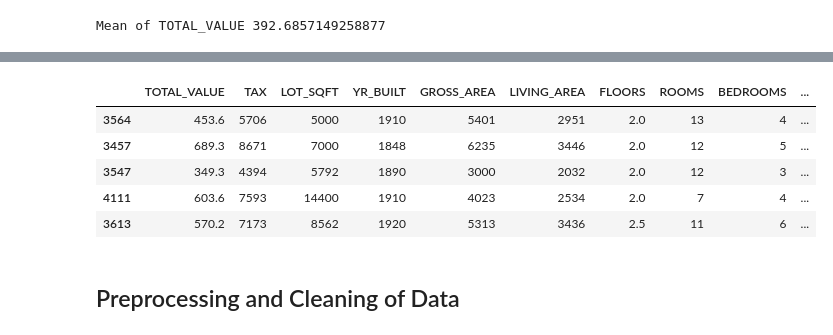
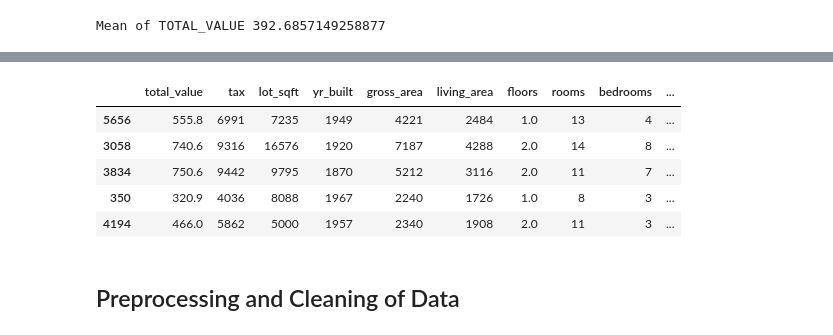
Before and after one commit to alextanhongpin/data-mining-for-business-analytics, a Jupyter notebook: 01_basic.ipynb, the cells around one changed output, grey strips where cells are left out. Saved outputs shown, nothing was run; the diff lists cells and outputs as text; code cells hidden in the pictures.

```diff
--- a/01_basic.ipynb
+++ b/01_basic.ipynb
@@ -18,5 +86,5 @@ housing_df.head()
 # %%
 # Rename columns: replace spaces with '_' to allow dot notation.
-housing_df.columns = [s.strip().replace(" ", "_") for s in housing_df.columns]
+housing_df.columns = [s.strip().replace(" ", "_").lower() for s in housing_df.columns]
 housing_df.head()
 # %% [output]
@@ -97,14 +143,15 @@ housing_df.sample(5)
 # %%
 # Oversample houses with over 10 rooms
-weights = [0.9 if rooms > 10 else 0.01 for rooms in housing_df.ROOMS]
+weights = [0.9 if rooms > 10 else 0.01 for rooms in housing_df.rooms]
+
 housing_df.sample(5, weights=weights)
 # %% [output]
-|  | TOTAL_VALUE | TAX | LOT_SQFT | YR_BUILT | GROSS_AREA | LIVING_AREA | FLOORS | ROOMS | BEDROOMS | ... |
-| 3564 | 453.6 | 5706 | 5000 | 1910 | 5401 | 2951 | 2.0 | 13 | 4 | ... |
-| 3457 | 689.3 | 8671 | 7000 | 1848 | 6235 | 3446 | 2.0 | 12 | 5 | ... |
-| 3547 | 349.3 | 4394 | 5792 | 1890 | 3000 | 2032 | 2.0 | 12 | 3 | ... |
-| 4111 | 603.6 | 7593 | 14400 | 1910 | 4023 | 2534 | 2.0 | 7 | 4 | ... |
-| 3613 | 570.2 | 7173 | 8562 | 1920 | 5313 | 3436 | 2.5 | 11 | 6 | ... |
+|  | total_value | tax | lot_sqft | yr_built | gross_area | living_area | floors | rooms | bedrooms | ... |
+| 5656 | 555.8 | 6991 | 7235 | 1949 | 4221 | 2484 | 1.0 | 13 | 4 | ... |
+| 3058 | 740.6 | 9316 | 16576 | 1920 | 7187 | 4288 | 2.0 | 14 | 8 | ... |
+| 3834 | 750.6 | 9442 | 9795 | 1870 | 5212 | 3116 | 2.0 | 11 | 7 | ... |
+| 350 | 320.9 | 4036 | 8088 | 1967 | 2240 | 1726 | 1.0 | 8 | 3 | ... |
+| 4194 | 466.0 | 5862 | 5000 | 1957 | 2340 | 1908 | 2.0 | 11 | 3 | ... |
 # %% [markdown]
 ## Preprocessing and Cleaning of Data
 # %% [markdown]
```
Also changed, not shown: parts of 23 cells of this notebook.
